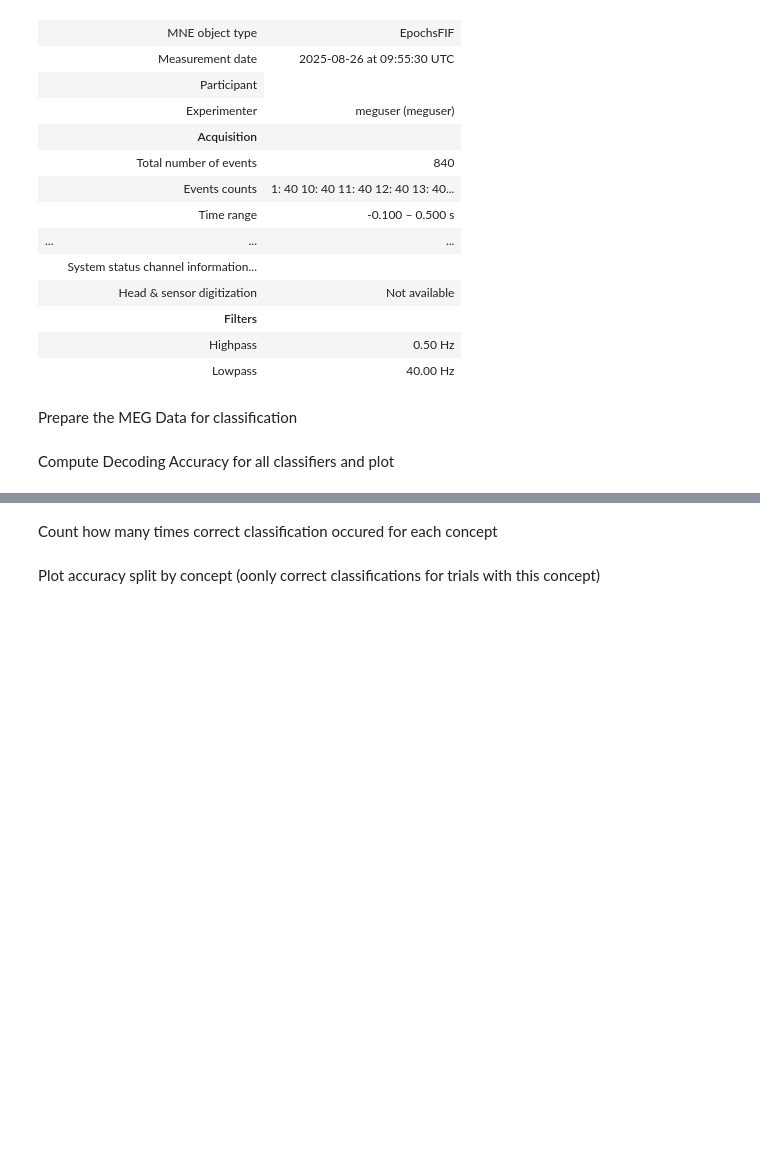
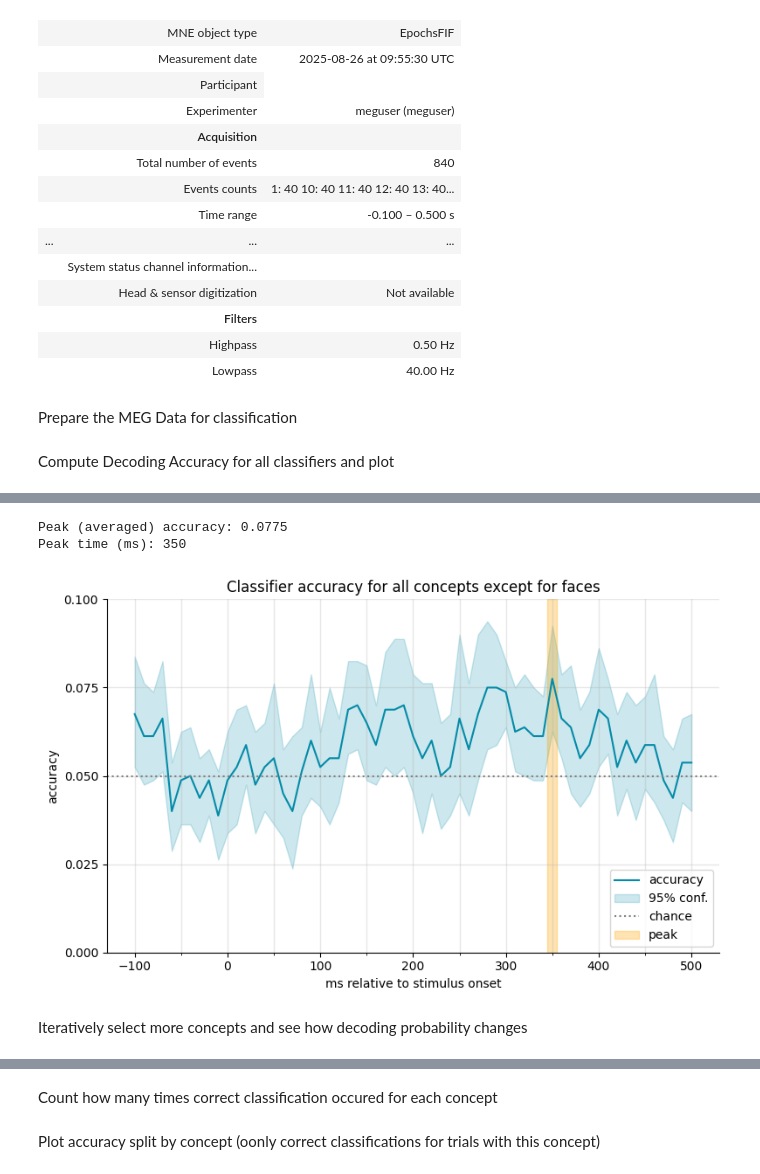
Before and after one commit to sianna338/TSRlearn, a Jupyter notebook: Analysis/01_decoding_pilot.ipynb, the cells around one changed output, grey strips where cells are left out. Drawn from its saved outputs; the diff is of its cells as text; code cells hidden in the pictures; blank space fills up the shorter version.

```diff
--- a/Analysis/01_decoding_pilot.ipynb
+++ b/Analysis/01_decoding_pilot.ipynb
@@ -150,0 +173,63 @@ Peak time (ms): 280
+# %%
+face_idx = concepts.index("face")
+face_number = face_idx+1
+facetrials_idx = data_y==face_number
+
+data_x_noface = data_x[~facetrials_idx]
+data_y_noface = data_y[~facetrials_idx]
+
+# run classifcation on subset with no faces
+res = utils.get_best_timepoint(
+    data_x_noface,
+    data_y_noface,
+    clf=clf,
+    subj=subject_name,
+    ex_per_fold=ex_per_fold,
+    return_preds=True
+)
+
+df_out, preds = res
+# %%
+g = df_out.groupby("timepoint", sort=True)["mean_accuracy"]
+curve_mean = g.mean()
+# curve_ci   = 1.96 * g.std(ddof=1) / np.sqrt(g.count())
+
+peak_time = curve_mean.idxmax()
+peak_acc  = curve_mean.max()
+
+print("Peak (averaged) accuracy:", peak_acc)
+print("Peak time (ms):", peak_time)
+
+
+# plot predictions over time: one subplot per classifier
+fig = plt.figure(figsize=(8,5))
+ax = fig.subplots()
+sns.despine()
+
+
+utils.plot_decoding_accuracy(
+    df_out, x="timepoint", y="mean_accuracy", ax=ax, color=colors_list[2],
+    chance=(1/(len(concepts)-1))
+)
+ax.set(
+    xlabel="ms relative to stimulus onset",
+    ylabel="accuracy",
+    title="Classifier accuracy for all concepts except for faces",
+)
+ax.set_ylim(0, 0.1)
+ax.set_yticks([0, 0.025, 0.05, 0.075,0.1])
+
+# highlight peak decoding time
+ax.axvspan(peak_time - 5, peak_time + 5, alpha=0.3, color="orange")
+
+ax.legend(["accuracy", "95% conf.", "chance", "peak"], loc="lower right")
+
+plt.tight_layout()
+plt.pause(0.1)
+fig.savefig(f"decoding_accuracy_nofaces_pilot1.png", bbox_inches="tight")
+# %% [output]
+Peak (averaged) accuracy: 0.0775
+Peak time (ms): 350
+[figure, added]
+# %% [markdown]
+Iteratively select more concepts and see how decoding probability changes
```
Also changed, not shown: parts of 18 cells of this notebook, 2 other files.
